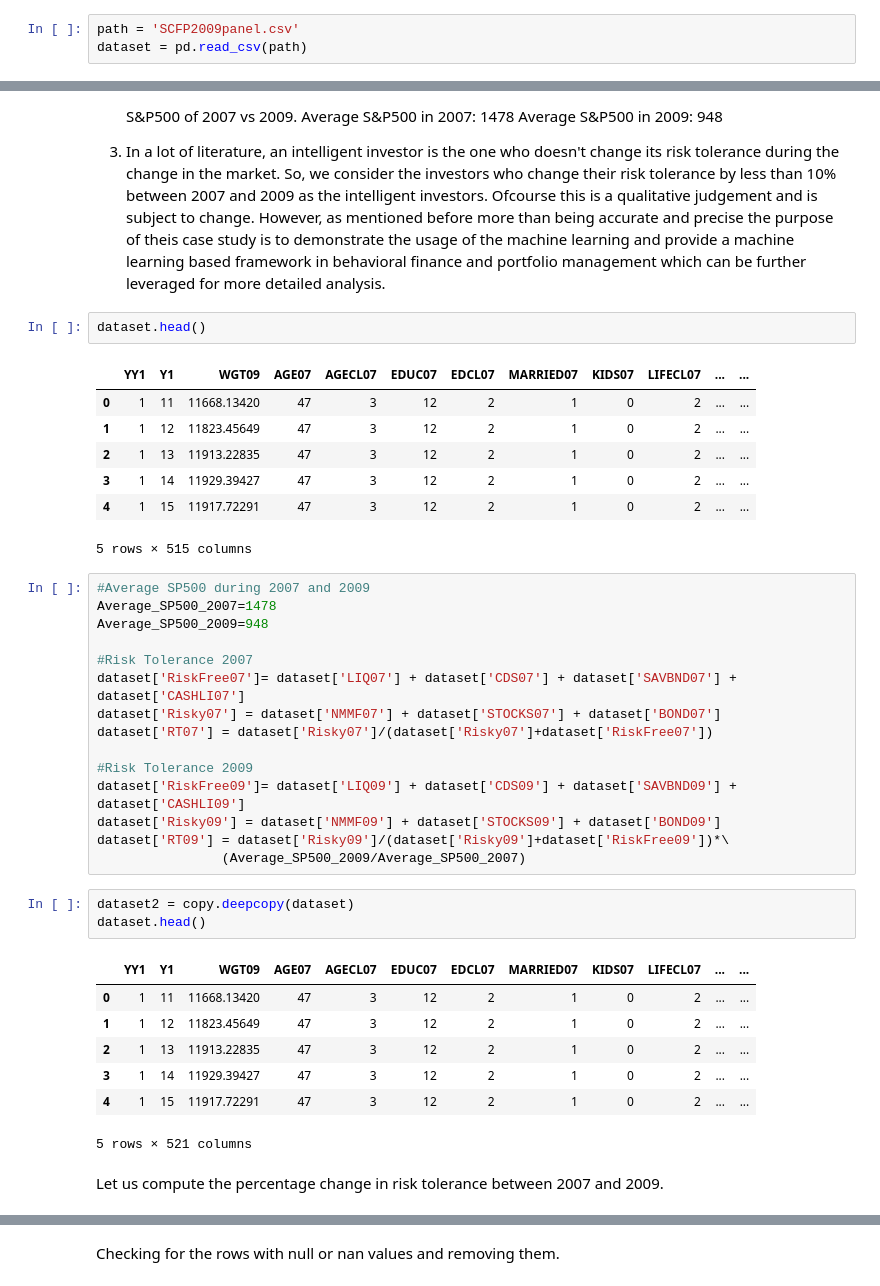
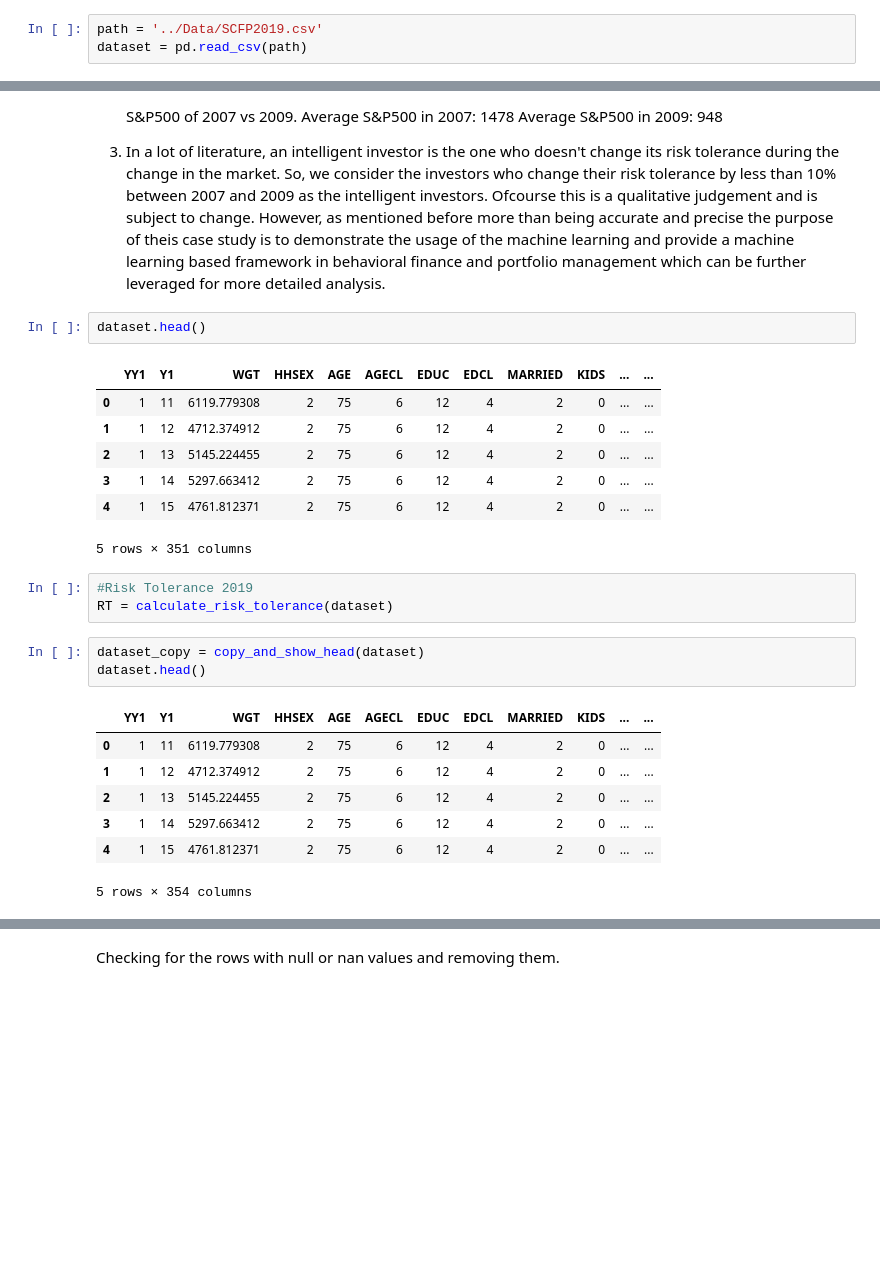
Before and after one commit to Xryrapier/eficient_frontier, a Jupyter notebook: InvestorRiskToleranceAndRoboAdvisor.ipynb, the cells around one changed output, grey strips where cells are left out. Cells and saved outputs as stored; diff of their text form; blank space fills up the shorter version.

```diff
--- a/InvestorRiskToleranceAndRoboAdvisor.ipynb
+++ b/InvestorRiskToleranceAndRoboAdvisor.ipynb
@@ -83,7 +84,7 @@ from pickle import load
 <a id='1.2'></a>
 ## 2.2. Loading the Data
 # %%
-path = 'SCFP2009panel.csv'
+path = '../Data/SCFP2019.csv'
 dataset = pd.read_csv(path)
 # %%
 #Diable the warnings
@@ -125,38 +118,24 @@ Average S&P500 in 2009: 948
 # %%
 dataset.head()
 # %% [output]
-|  | YY1 | Y1 | WGT09 | AGE07 | AGECL07 | EDUC07 | EDCL07 | MARRIED07 | KIDS07 | LIFECL07 | ... | ... |
-| 0 | 1 | 11 | 11668.13420 | 47 | 3 | 12 | 2 | 1 | 0 | 2 | ... | ... |
-| 1 | 1 | 12 | 11823.45649 | 47 | 3 | 12 | 2 | 1 | 0 | 2 | ... | ... |
-| 2 | 1 | 13 | 11913.22835 | 47 | 3 | 12 | 2 | 1 | 0 | 2 | ... | ... |
-| 3 | 1 | 14 | 11929.39427 | 47 | 3 | 12 | 2 | 1 | 0 | 2 | ... | ... |
-| 4 | 1 | 15 | 11917.72291 | 47 | 3 | 12 | 2 | 1 | 0 | 2 | ... | ... |
+|  | YY1 | Y1 | WGT | HHSEX | AGE | AGECL | EDUC | EDCL | MARRIED | KIDS | ... | ... |
+| 0 | 1 | 11 | 6119.779308 | 2 | 75 | 6 | 12 | 4 | 2 | 0 | ... | ... |
+| 1 | 1 | 12 | 4712.374912 | 2 | 75 | 6 | 12 | 4 | 2 | 0 | ... | ... |
+| 2 | 1 | 13 | 5145.224455 | 2 | 75 | 6 | 12 | 4 | 2 | 0 | ... | ... |
+| 3 | 1 | 14 | 5297.663412 | 2 | 75 | 6 | 12 | 4 | 2 | 0 | ... | ... |
+| 4 | 1 | 15 | 4761.812371 | 2 | 75 | 6 | 12 | 4 | 2 | 0 | ... | ... |
-5 rows × 515 columns
+5 rows × 351 columns
-# %%
-#Average SP500 during 2007 and 2009
-Average_SP500_2007=1478
-Average_SP500_2009=948
-
-#Risk Tolerance 2007
-dataset['RiskFree07']= dataset['LIQ07'] + dataset['CDS07'] + dataset['SAVBND07'] + dataset['CASHLI07']
-dataset['Risky07'] = dataset['NMMF07'] + dataset['STOCKS07'] + dataset['BOND07']
-dataset['RT07'] = dataset['Risky07']/(dataset['Risky07']+dataset['RiskFree07'])
-
-#Risk Tolerance 2009
-dataset['RiskFree09']= dataset['LIQ09'] + dataset['CDS09'] + dataset['SAVBND09'] + dataset['CASHLI09']
-dataset['Risky09'] = dataset['NMMF09'] + dataset['STOCKS09'] + dataset['BOND09']
-dataset['RT09'] = dataset['Risky09']/(dataset['Risky09']+dataset['RiskFree09'])*\
-                (Average_SP500_2009/Average_SP500_2007)
+# %%
+#Risk Tolerance 2019
+RT = calculate_risk_tolerance(dataset)
 # %%
-dataset2 = copy.deepcopy(dataset)
+dataset_copy = copy_and_show_head(dataset)
 dataset.head()
 # %% [output]
-|  | YY1 | Y1 | WGT09 | AGE07 | AGECL07 | EDUC07 | EDCL07 | MARRIED07 | KIDS07 | LIFECL07 | ... | ... |
-| 0 | 1 | 11 | 11668.13420 | 47 | 3 | 12 | 2 | 1 | 0 | 2 | ... | ... |
-| 1 | 1 | 12 | 11823.45649 | 47 | 3 | 12 | 2 | 1 | 0 | 2 | ... | ... |
-| 2 | 1 | 13 | 11913.22835 | 47 | 3 | 12 | 2 | 1 | 0 | 2 | ... | ... |
-| 3 | 1 | 14 | 11929.39427 | 47 | 3 | 12 | 2 | 1 | 0 | 2 | ... | ... |
-| 4 | 1 | 15 | 11917.72291 | 47 | 3 | 12 | 2 | 1 | 0 | 2 | ... | ... |
+|  | YY1 | Y1 | WGT | HHSEX | AGE | AGECL | EDUC | EDCL | MARRIED | KIDS | ... | ... |
+| 0 | 1 | 11 | 6119.779308 | 2 | 75 | 6 | 12 | 4 | 2 | 0 | ... | ... |
+| 1 | 1 | 12 | 4712.374912 | 2 | 75 | 6 | 12 | 4 | 2 | 0 | ... | ... |
+| 2 | 1 | 13 | 5145.224455 | 2 | 75 | 6 | 12 | 4 | 2 | 0 | ... | ... |
+| 3 | 1 | 14 | 5297.663412 | 2 | 75 | 6 | 12 | 4 | 2 | 0 | ... | ... |
+| 4 | 1 | 15 | 4761.812371 | 2 | 75 | 6 | 12 | 4 | 2 | 0 | ... | ... |
-5 rows × 521 columns
+5 rows × 354 columns
-# %% [markdown]
-Let us compute the percentage change in risk tolerance between 2007 and 2009.
```
Also changed, not shown: parts of 21 cells of this notebook, 1 other file.
